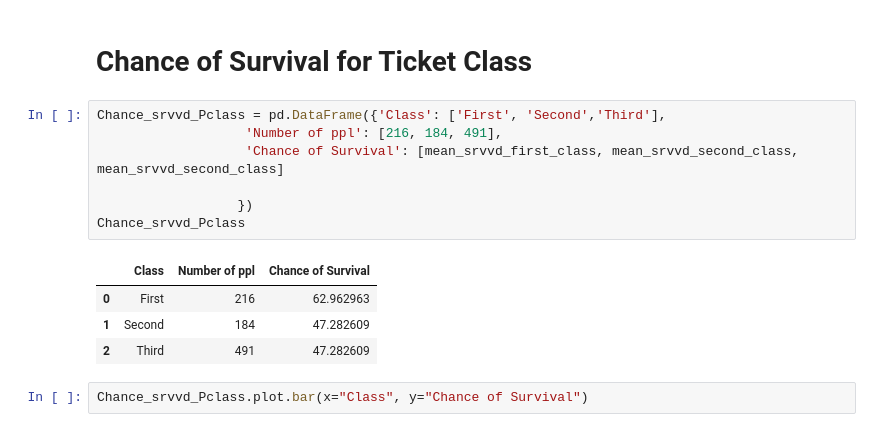
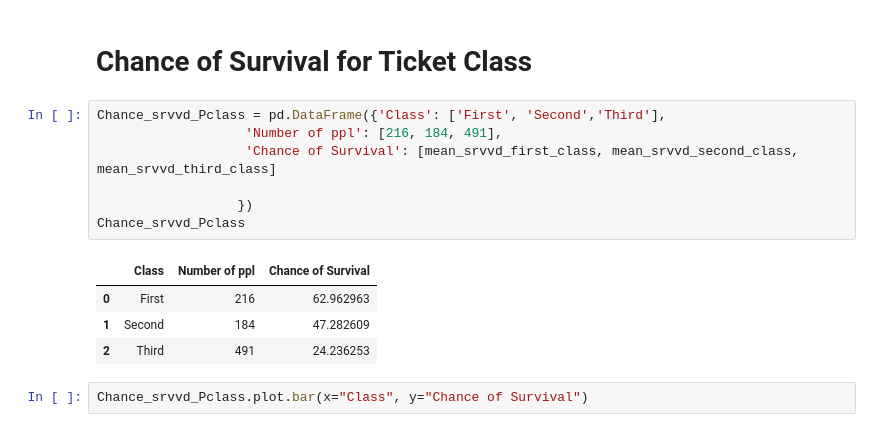
Before and after one commit to Blitzbert/Titanic, a Jupyter notebook: Survival Chance.ipynb, the cells around one changed output. Saved outputs shown, nothing was run; the diff lists cells and outputs as text.

```diff
--- a/Survival Chance.ipynb
+++ b/Survival Chance.ipynb
@@ -392,15 +390,15 @@ mean_srvvd_third_class
 # %%
 Chance_srvvd_Pclass = pd.DataFrame({'Class': ['First', 'Second','Third'],
                    'Number of ppl': [216, 184, 491],
-                   'Chance of Survival': [mean_srvvd_first_class, mean_srvvd_second_class, mean_srvvd_second_class]
+                   'Chance of Survival': [mean_srvvd_first_class, mean_srvvd_second_class, mean_srvvd_third_class]
 
                   })
 Chance_srvvd_Pclass
 # %% [output]
 |  | Class | Number of ppl | Chance of Survival |
 | 0 | First | 216 | 62.962963 |
 | 1 | Second | 184 | 47.282609 |
-| 2 | Third | 491 | 47.282609 |
+| 2 | Third | 491 | 24.236253 |
 # %%
 Chance_srvvd_Pclass.plot.bar(x="Class", y="Chance of Survival")
 # %% [output]
```
Also changed, not shown: parts of 2 cells of this notebook.
